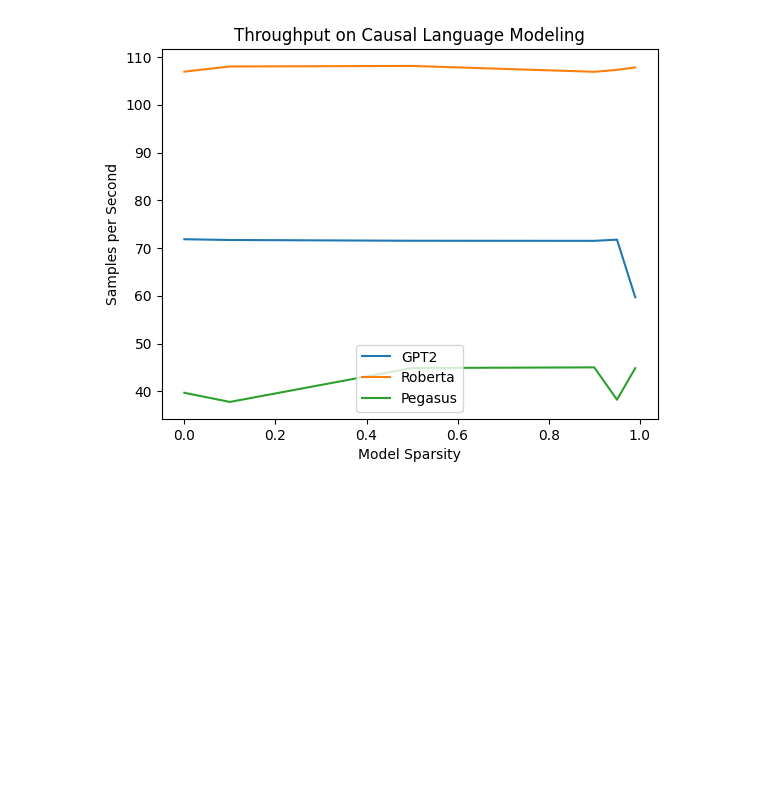
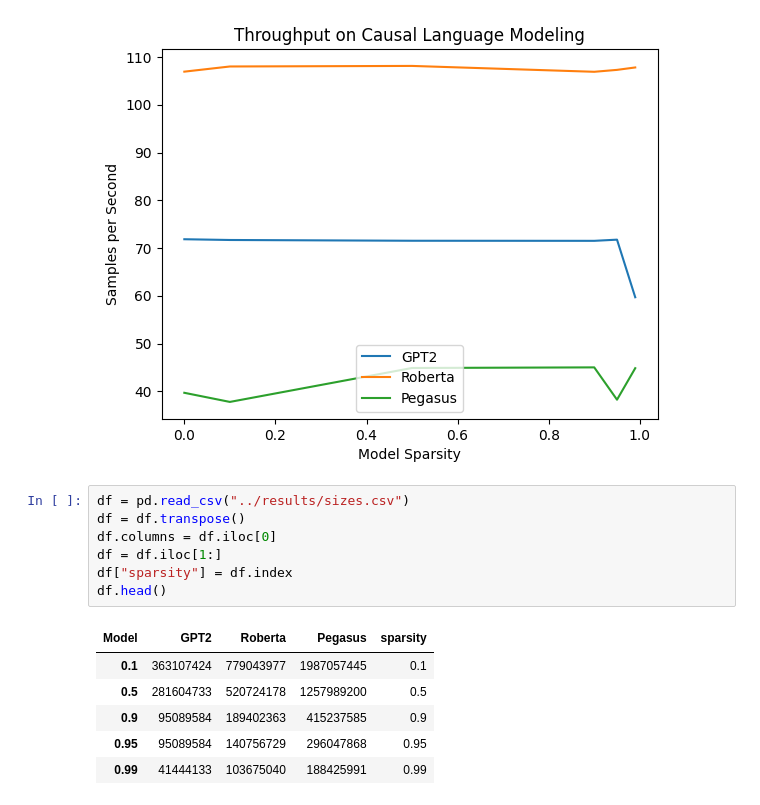
Before and after one commit to AK2000/llm-sparsification-alokvk2, a Jupyter notebook: src/Model Visualization.ipynb, the cells around one changed output. Drawn from its saved outputs; the diff is of its cells as text; blank space fills up the shorter version.

```diff
--- a/src/Model Visualization.ipynb
+++ b/src/Model Visualization.ipynb
@@ -258,3 +258,17 @@ plt.savefig("../results/figs/throughput-results.png")
 plt.show()
 # %% [output]
 [figure]
+# %%
+df = pd.read_csv("../results/sizes.csv")
+df = df.transpose()
+df.columns = df.iloc[0]
+df = df.iloc[1:]
+df["sparsity"] = df.index
+df.head()
+# %% [output]
+| Model | GPT2 | Roberta | Pegasus | sparsity |
+| 0.1 | 363107424 | 779043977 | 1987057445 | 0.1 |
+| 0.5 | 281604733 | 520724178 | 1257989200 | 0.5 |
+| 0.9 | 95089584 | 189402363 | 415237585 | 0.9 |
+| 0.95 | 95089584 | 140756729 | 296047868 | 0.95 |
+| 0.99 | 41444133 | 103675040 | 188425991 | 0.99 |
```
Also changed, not shown: parts of 3 cells of this notebook, 1 other file.
